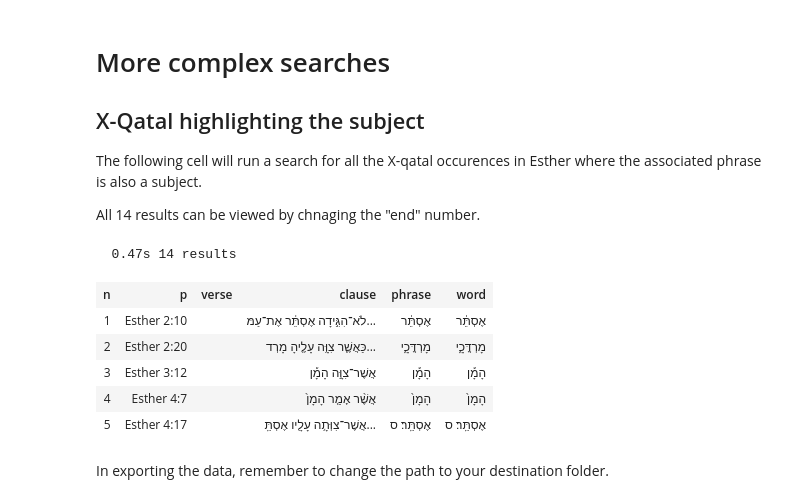
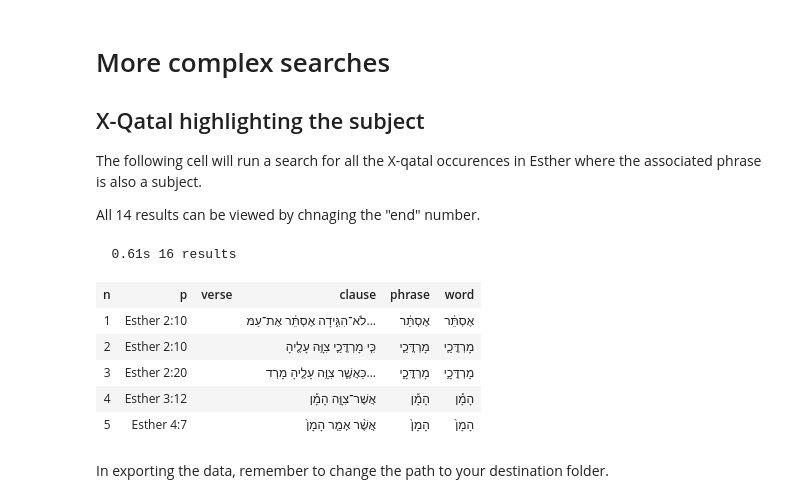
Before and after one commit to MalcolmGohSG/Esther, a Jupyter notebook: Esther-Setup.ipynb, the cells around one changed output. Saved outputs shown, nothing was run; the diff lists cells and outputs as text; code cells hidden in the pictures.

```diff
--- a/Esther-Setup.ipynb
+++ b/Esther-Setup.ipynb
@@ -488,21 +363,21 @@ All 14 results can be viewed by chnaging the "end" number.
 # %%
 xQtXSubjectsinEsther = '''
 verse book=Esther
-     clause typ=xQtX
+     clause typ=xQtX|XQtl|XQt0
       phrase function=Subj
             :: word lex_utf8*
 '''
 
 xQtXSubjectsEsther  =  BHS.search(xQtXSubjectsinEsther)
 BHS.table(xQtXSubjectsEsther, start=1, end=5, condensed=False, colorMap={2: 'red', 3: 'blue', 4: 'yellow'})
 # %% [output]
-  0.47s 14 results
+  0.61s 16 results
 | n | p | verse | clause | phrase | word |
 | 1 | Esther 2:10 |  | לֹא־הִגִּ֣ידָה אֶסְתֵּ֔ר אֶת־עַמּ... | אֶסְתֵּ֔ר | אֶסְתֵּ֔ר |
-| 2 | Esther 2:20 |  | כַּאֲשֶׁ֛ר צִוָּ֥ה עָלֶ֖יהָ מָרְד... | מָרְדֳּכָ֑י | מָרְדֳּכָ֑י |
-| 3 | Esther 3:12 |  | אֲשֶׁר־צִוָּ֣ה הָמָ֡ן | הָמָ֡ן | הָמָ֡ן |
-| 4 | Esther 4:7 |  | אֲשֶׁ֨ר אָמַ֤ר הָמָן֙ | הָמָן֙ | הָמָן֙ |
-| 5 | Esther 4:17 |  | אֲשֶׁר־צִוְּתָ֥ה עָלָ֖יו אֶסְתֵּֽ... | אֶסְתֵּֽר׃ ס | אֶסְתֵּֽר׃ ס |
+| 2 | Esther 2:10 |  | כִּ֧י מָרְדֳּכַ֛י צִוָּ֥ה עָלֶ֖יהָ | מָרְדֳּכַ֛י | מָרְדֳּכַ֛י |
+| 3 | Esther 2:20 |  | כַּאֲשֶׁ֛ר צִוָּ֥ה עָלֶ֖יהָ מָרְד... | מָרְדֳּכָ֑י | מָרְדֳּכָ֑י |
+| 4 | Esther 3:12 |  | אֲשֶׁר־צִוָּ֣ה הָמָ֡ן | הָמָ֡ן | הָמָ֡ן |
+| 5 | Esther 4:7 |  | אֲשֶׁ֨ר אָמַ֤ר הָמָן֙ | הָמָן֙ | הָמָן֙ |
 # %% [markdown]
 In exporting the data, remember to change the path to your destination folder.
 # %%
```
Also changed, not shown: parts of 22 cells of this notebook, 1 other file.
